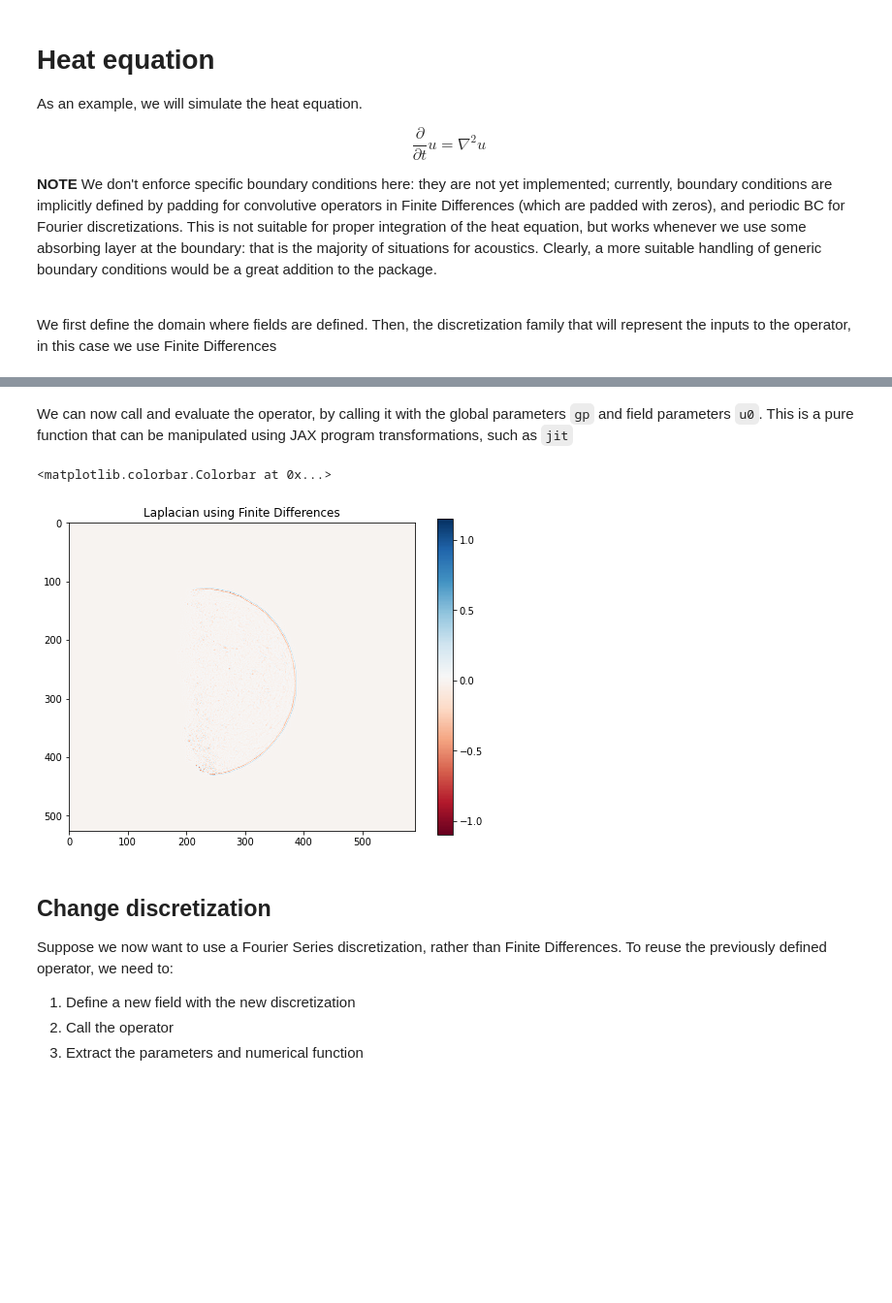
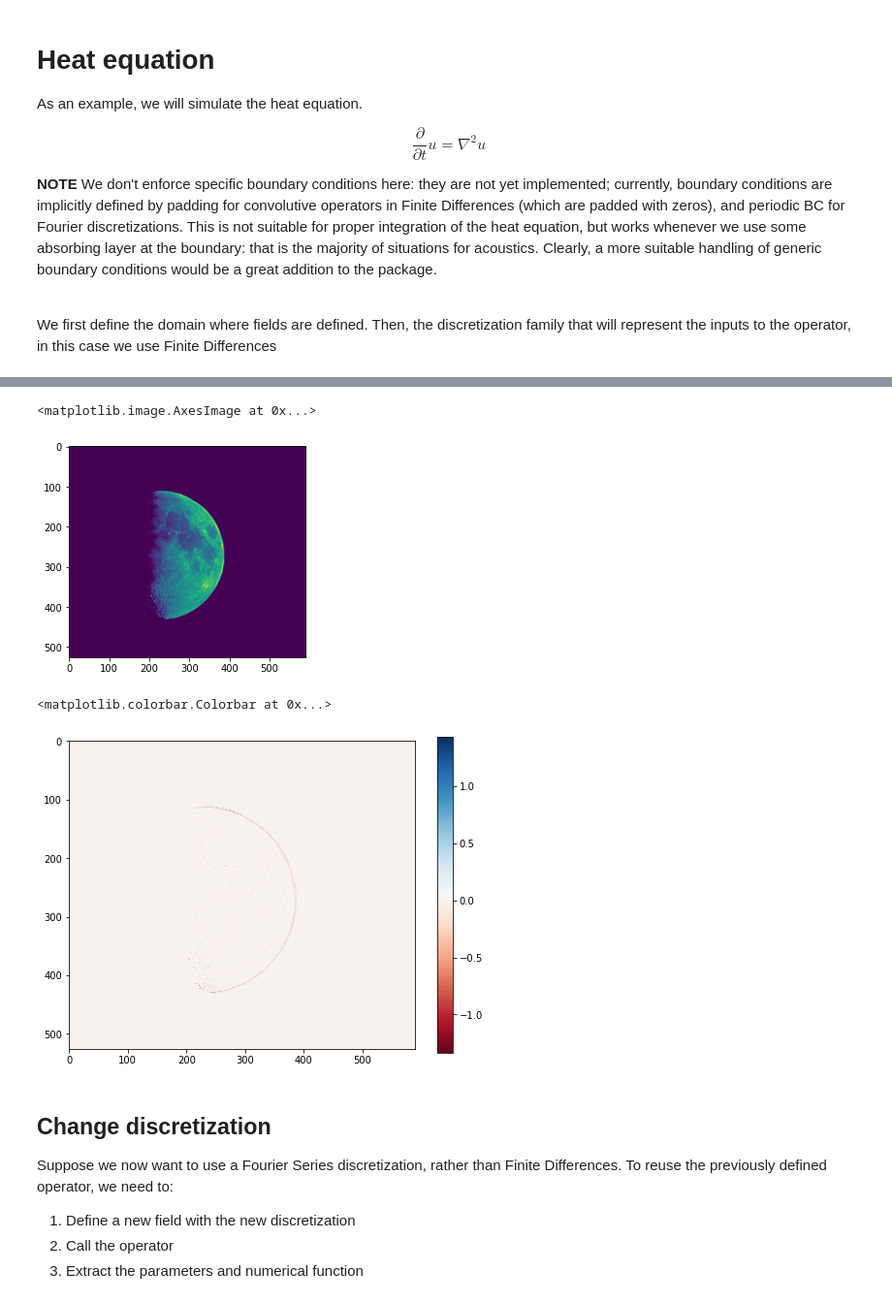
Before and after one commit to ucl-bug/jaxdf, a Jupyter notebook: docs/notebooks/quickstart.ipynb, the cells around one changed output, grey strips where cells are left out. Shown at 97% size. Drawn from its saved outputs; the diff is of its cells as text; code cells hidden in the pictures; blank space fills up the shorter version.

```diff
--- a/docs/notebooks/quickstart.ipynb
+++ b/docs/notebooks/quickstart.ipynb
@@ -98,2 +31,0 @@ num_op = RHS.get_field_on_grid(0)
-# %% [markdown]
-We can now call and evaluate the operator, by calling it with the global parameters `gp` and field parameters `u0`. This is a pure function that can be manipulated using JAX program transformations, such as `jit`
@@ -102,8 +31,0 @@ y = num_op(gp, {'u': u0})
-# %%
-plt.figure(figsize=(8,6))
-plt.imshow(y, cmap='RdBu')
-plt.title("Laplacian using Finite Differences")
-plt.colorbar()
-# %% [output]
-<matplotlib.colorbar.Colorbar at 0x...>
-[figure, removed]
@@ -109,0 +37,15 @@ plt.colorbar()
+# %%
+from jax import numpy as jnp
+import numpy as np
+from jaxdf.discretization import FiniteDifferences, OnGrid
+
+# Define fields
+params = jnp.expand_dims(jnp.asarray(img, dtype=np.float32),-1)
+u = FiniteDifferences.from_grid(params, domain)
+# %%
+from matplotlib import pyplot as plt
+
+plt.imshow(u.get_field_on_grid())
+# %% [output]
+<matplotlib.image.AxesImage at 0x...>
+[figure, added]
@@ -110,3 +62,9 @@ plt.colorbar()
+# %%
+plt.figure(figsize=(8,6))
+plt.imshow(z.get_field_on_grid(), cmap='RdBu'); plt.colorbar()
+# %% [output]
+<matplotlib.colorbar.Colorbar at 0x...>
+[figure, added]
 # %% [markdown]
 ## Change discretization
 
```
Also changed, not shown: parts of 40 cells of this notebook, 6 other files.
